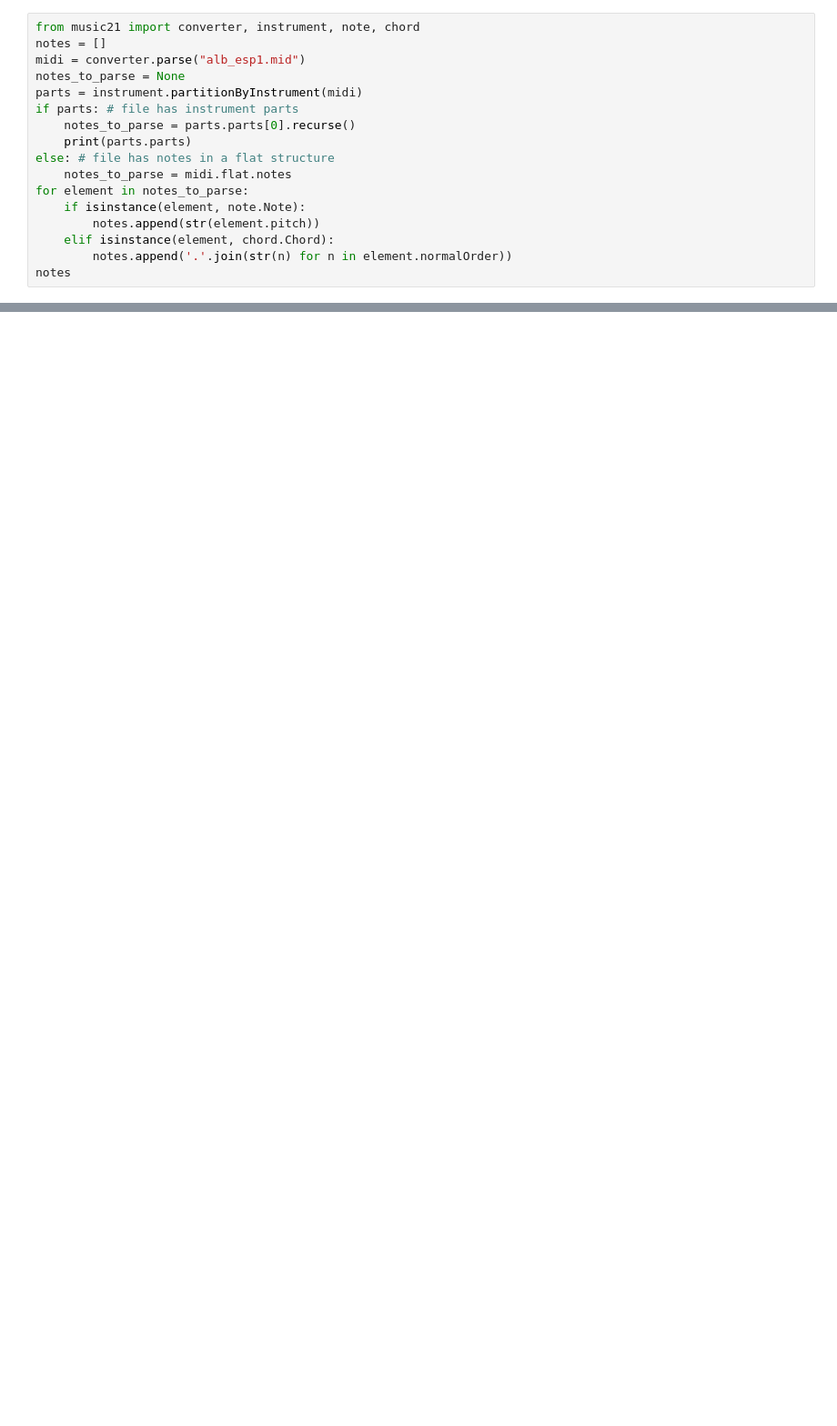
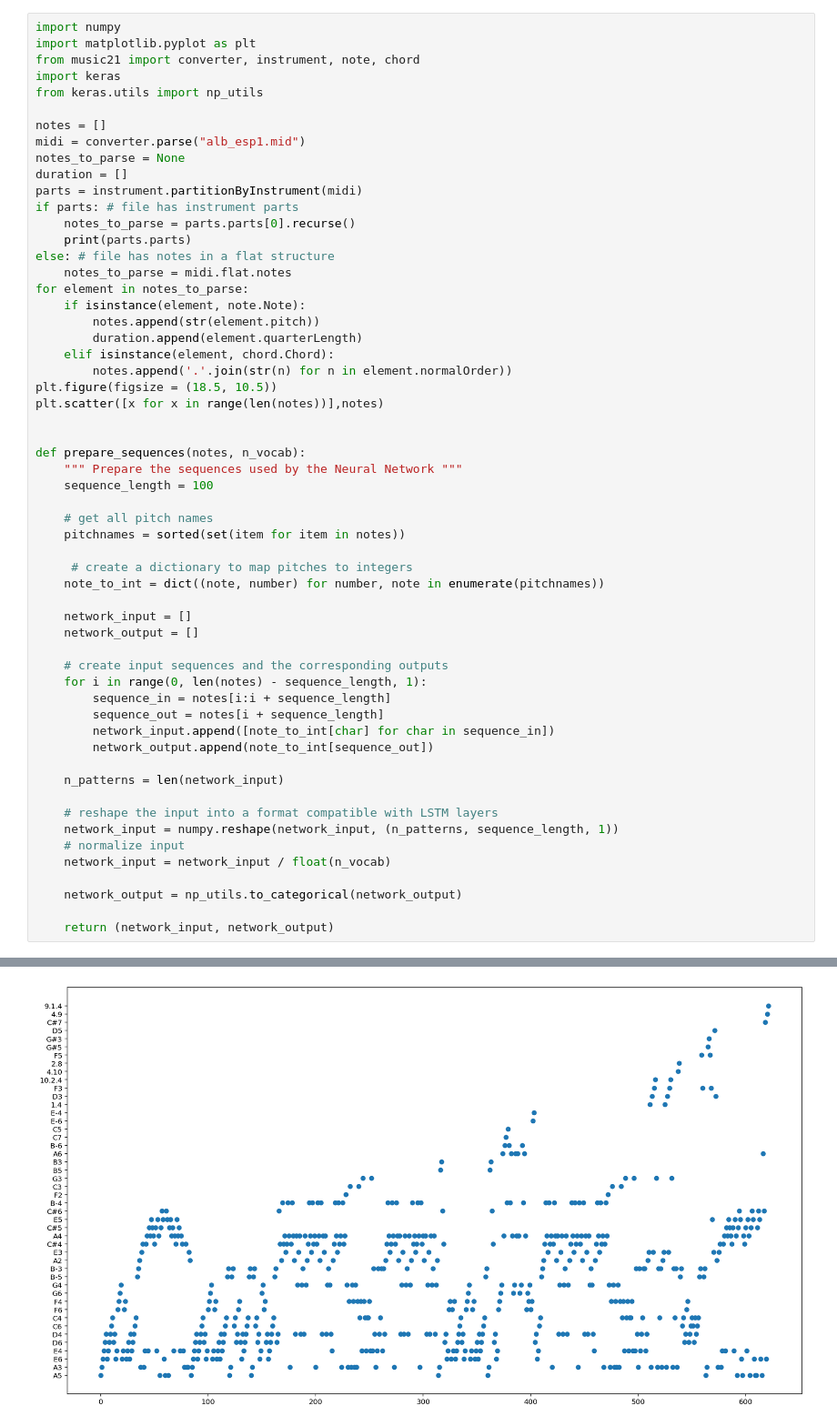
Before and after one commit to Florassss/Cogs118B-final, a Jupyter notebook: load_midi.ipynb, the cells around one changed output, grey strips where cells are left out. Shown: that part at 91% size. Drawn from its saved outputs; the diff is of its cells as text; blank space fills up the shorter version.

Commit message:
added embedding and visualization

```diff
--- a/load_midi.ipynb
+++ b/load_midi.ipynb
@@ -1,8 +1,14 @@
 # %%
+import numpy
+import matplotlib.pyplot as plt
 from music21 import converter, instrument, note, chord
+import keras
+from keras.utils import np_utils
+
 notes = []
 midi = converter.parse("alb_esp1.mid")
 notes_to_parse = None
+duration = []
 parts = instrument.partitionByInstrument(midi)
 if parts: # file has instrument parts
     notes_to_parse = parts.parts[0].recurse()
@@ -12,7 +18,41 @@ else: # file has notes in a flat structure
 for element in notes_to_parse:
     if isinstance(element, note.Note):
         notes.append(str(element.pitch))
+        duration.append(element.quarterLength)
     elif isinstance(element, chord.Chord):
         notes.append('.'.join(str(n) for n in element.normalOrder))
-notes
+plt.figure(figsize = (18.5, 10.5))
+plt.scatter([x for x in range(len(notes))],notes)
+
+
+def prepare_sequences(notes, n_vocab):
+    """ Prepare the sequences used by the Neural Network """
+    sequence_length = 100
+
+    # get all pitch names
+    pitchnames = sorted(set(item for item in notes))
+
+     # create a dictionary to map pitches to integers
+    note_to_int = dict((note, number) for number, note in enumerate(pitchnames))
+
+    network_input = []
+    network_output = []
+
+    # create input sequences and the corresponding outputs
+    for i in range(0, len(notes) - sequence_length, 1):
+        sequence_in = notes[i:i + sequence_length]
+        sequence_out = notes[i + sequence_length]
+        network_input.append([note_to_int[char] for char in sequence_in])
+        network_output.append(note_to_int[sequence_out])
+
+    n_patterns = len(network_input)
+
+    # reshape the input into a format compatible with LSTM layers
+    network_input = numpy.reshape(network_input, (n_patterns, sequence_length, 1))
+    # normalize input
+    network_input = network_input / float(n_vocab)
+
+    network_output = np_utils.to_categorical(network_output)
+
+    return (network_input, network_output)
 # %% [output]
@@ -36,0 +60 @@ notes
+[figure, added]
```
Also changed, not shown: parts of 2 cells of this notebook.
